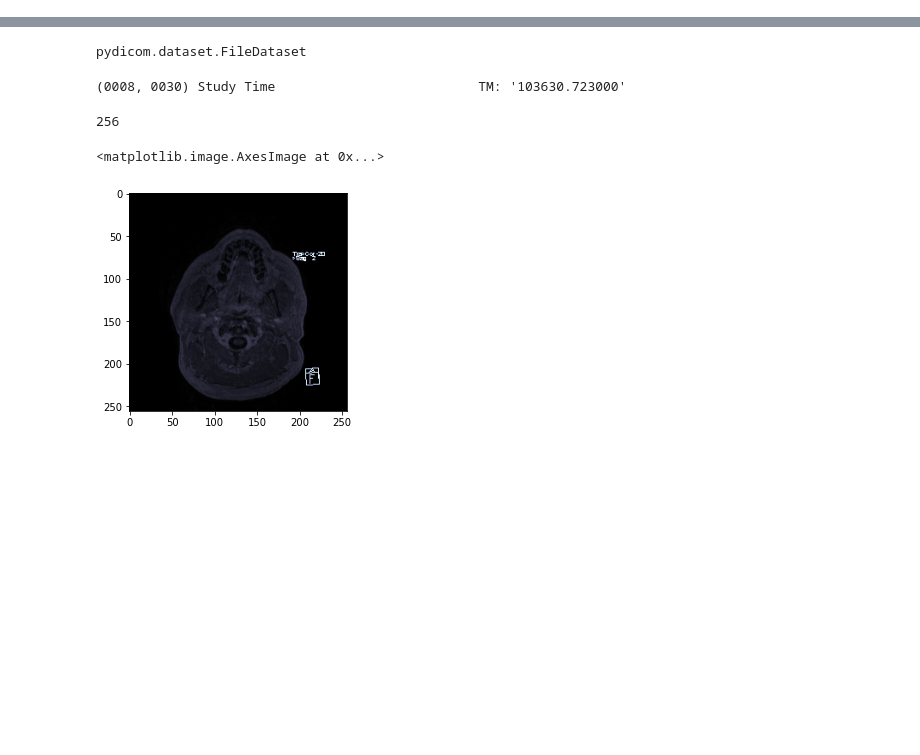
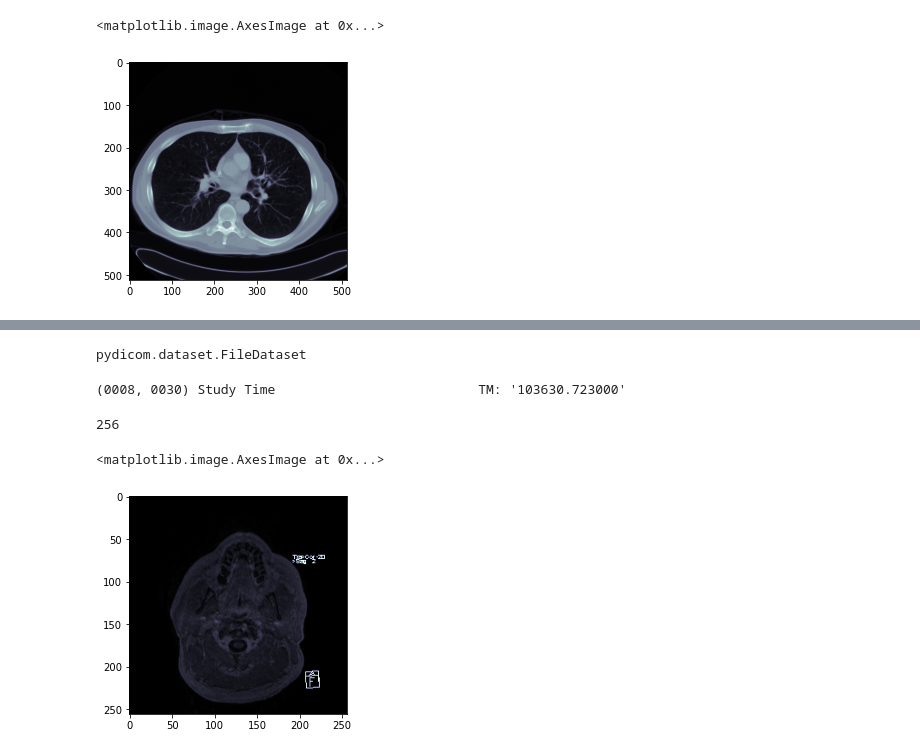
Before and after one commit to Zahed-Golabi/Medical-Imaging, a Jupyter notebook: 01- Introduction/Dicom.ipynb, the cells around one changed output, grey strips where cells are left out. Cells and saved outputs as stored; diff of their text form; code cells hidden in the pictures; blank space fills up the shorter version.

```diff
--- a/01- Introduction/Dicom.ipynb
+++ b/01- Introduction/Dicom.ipynb
@@ -26,0 +42,5 @@ Dataset.file_meta -------------------------------
+# %%
+plt.imshow(ct, cmap="bone")
+# %% [output]
+<matplotlib.image.AxesImage at 0x...>
+[figure, added]
```
Also changed, not shown: parts of 12 cells of this notebook.
